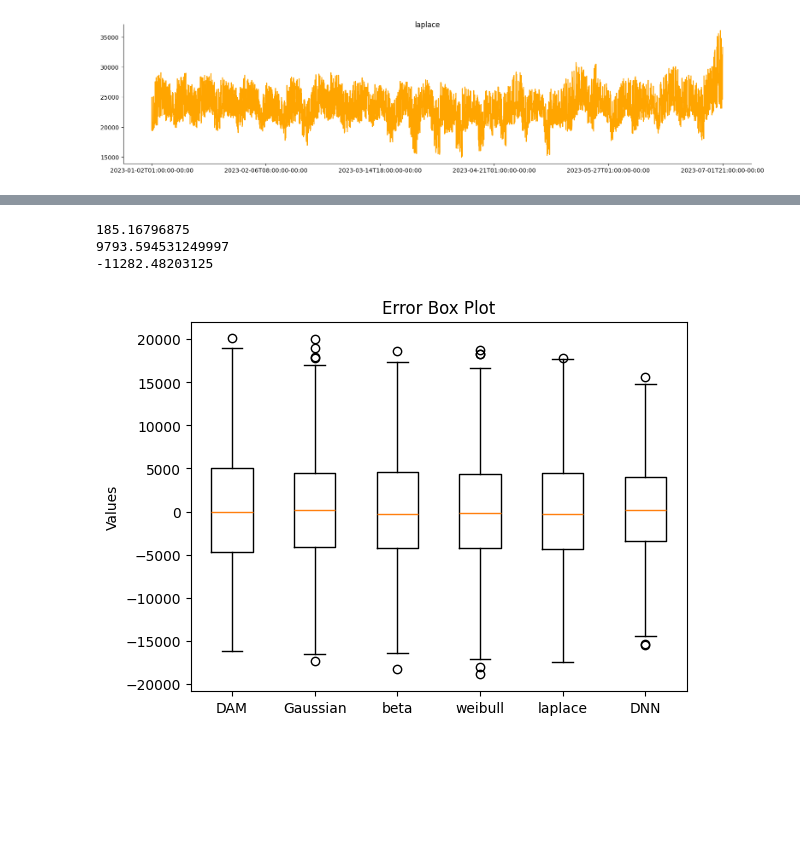
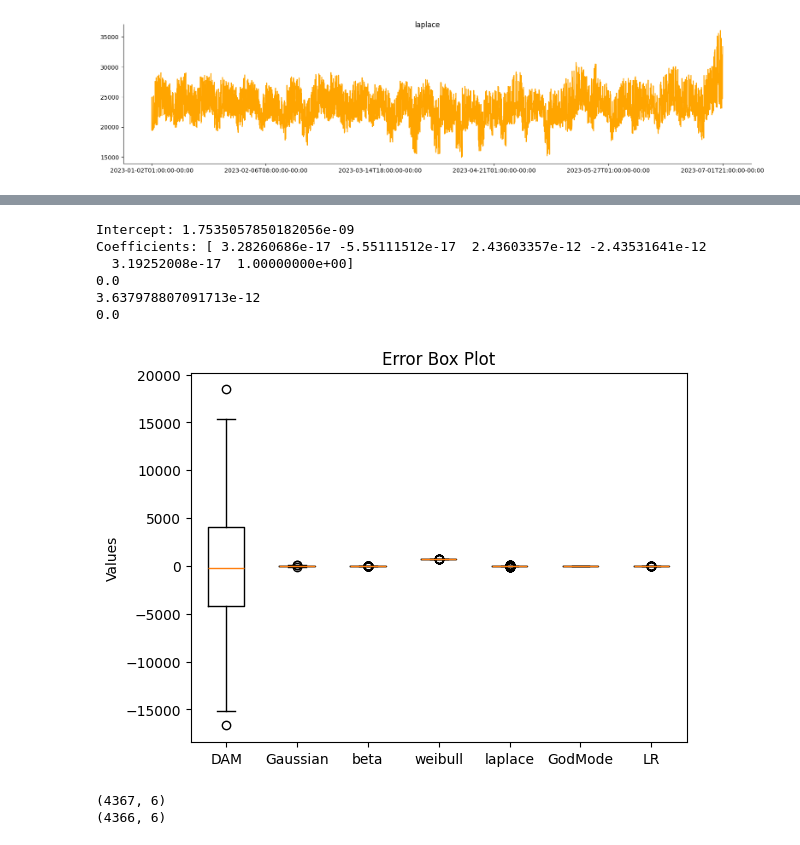
Before and after one commit to janghl/Siemens-Privacy-in-Reinforcement-Learning, a Jupyter notebook: demand.ipynb, the cells around one changed output, grey strips where cells are left out. Drawn from its saved outputs; the diff is of its cells as text; code cells hidden in the pictures; blank space fills up the shorter version.

```diff
--- a/demand.ipynb
+++ b/demand.ipynb
@@ -512,38 +518,0 @@ print(rmse_equal)
-# %%
-from keras.models import Sequential
-from keras.layers import Dense
-warnings.filterwarnings('ignore')
-
-
-time_arr, y_DAM, time_arr_val, y_DAM_val, time_arr_test, y_DAM_test = CAISO_forecast()
-time_arr, y_truth, time_arr_val, y_truth_val, time_arr_test, y_truth_test = GodMode()
-y_guassian = add_gaussian_noise(y_truth, mean=0, std=calculate_parameters(0.02*max(y_truth), "gaussian")["std"])
-y_beta = add_beta_noise(y_truth, alpha=calculate_parameters(0.02*max(y_truth), "beta")["alpha"], beta=calculate_parameters(0.02*max(y_truth), "beta")["beta"])
-y_weibull = add_weibull_noise(y_truth, k=calculate_parameters(0.02*max(y_truth), "weibull")["k"], lambd=calculate_parameters(0.02*max(y_truth), "weibull")["lambd"])
-y_laplace = add_laplace_noise(y_truth, loc=calculate_parameters(0.02*max(y_truth), "laplace")["loc"], scale=calculate_parameters(0.02*max(y_truth), "laplace")["scale"])
-y_guassian_val = add_gaussian_noise(y_truth_val, mean=0, std=calculate_parameters(0.02*max(y_truth), "gaussian")["std"])
-y_beta_val = add_beta_noise(y_truth_val, alpha=calculate_parameters(0.02*max(y_truth), "beta")["alpha"], beta=calculate_parameters(0.02*max(y_truth), "beta")["beta"])
-y_weibull_val = add_weibull_noise(y_truth_val, k=calculate_parameters(0.02*max(y_truth), "weibull")["k"], lambd=calculate_parameters(0.02*max(y_truth), "weibull")["lambd"])
-y_laplace_val = add_laplace_noise(y_truth_val, loc=calculate_parameters(0.02*max(y_truth), "laplace")["loc"], scale=calculate_parameters(0.02*max(y_truth), "laplace")["scale"])
-y_guassian_test = add_gaussian_noise(y_truth_test, mean=0, std=calculate_parameters(0.02*max(y_truth), "gaussian")["std"])
-y_beta_test = add_beta_noise(y_truth_test, alpha=calculate_parameters(0.02*max(y_truth), "beta")["alpha"], beta=calculate_parameters(0.02*max(y_truth), "beta")["beta"])
-y_weibull_test = add_weibull_noise(y_truth_test, k=calculate_parameters(0.02*max(y_truth), "weibull")["k"], lambd=calculate_parameters(0.02*max(y_truth), "weibull")["lambd"])
-y_laplace_test = add_laplace_noise(y_truth_test, loc=calculate_parameters(0.02*max(y_truth), "laplace")["loc"], scale=calculate_parameters(0.02*max(y_truth), "laplace")["scale"])
-
-X_train = np.vstack((y_DAM, y_guassian, y_beta, y_weibull, y_laplace)).reshape((-1,5))
-X_val = np.vstack((y_DAM_val, y_guassian_val, y_beta_val, y_weibull_val, y_laplace_val)).reshape((-1,5))
-X_test = np.vstack((y_DAM_test, y_guassian_test, y_beta_test, y_weibull_test, y_laplace_test)).reshape((-1,5))
-N = len(time_arr)
-N_val = len(time_arr_val)
-N_test = len(time_arr_test)
-Y_train = y_truth
-Y_val = y_truth_val
-Y_test = y_truth_test
-model = Sequential()
-model.add(Dense(64, activation='relu', input_shape=(5,)))
-model.add(Dense(64, activation='relu'))
-model.add(Dense(1))
-model.compile(optimizer='adam', loss='mse')
-model.fit(X_train, Y_train, epochs=7, batch_size=32, verbose=0)
-Y_pred = model.predict(X_test)
-print("DNN Model Parameters:", model.get_config())
@@ -621,25 +519,37 @@ Layer 5 weights:
 # %%
-Error = Y_pred.reshape((Y_test.shape[0],)) - Y_test
+_, Y_pred_test = LR(X_train, Y_train, X_test, Y_test)
+Error = Y_pred_test - Y_test
 
 # median, 97.5 percentile, 2.5 percentile
 median = np.median(Error)
 percentile_975 = np.percentile(Error, 97.5)
 percentile_25 = np.percentile(Error, 2.5)
 print(median)
 print(percentile_975)
 print(percentile_25)
 
 # error box plot Error, F1,.. F5, ensemble
 
 data = np.concatenate([X_test-Y_test[:,np.newaxis], Error.reshape((Error.shape[0],1))], axis=1)
 fig, ax = plt.subplots()
 ax.boxplot(data)
-ax.set_xticklabels(['DAM', 'Gaussian', 'beta', 'weibull', 'laplace', 'DNN'])
+ax.set_xticklabels(['DAM', 'Gaussian', 'beta', 'weibull', 'laplace', 'GodMode', 'LR'])
 ax.set_ylabel('Values')
 ax.set_title('Error Box Plot')
 plt.show()
 # %% [output]
-185.16796875
-9793.594531249997
--11282.48203125
+Intercept: 1.7535057850182056e-09
+Coefficients: [ 3.28260686e-17 -5.55111512e-17  2.43603357e-12 -2.43531641e-12
+  3.19252008e-17  1.00000000e+00]
+0.0
+3.637978807091713e-12
+0.0
-[figure, old version]
+[figure, new version]
+# %%
+Previous = X_train[:-1]-Y_train[:-1,np.newaxis]
+Error_array = X_train[1:] - Previous
+print(X_train.shape)
+print(Error_array.shape)
+# %% [output]
+(4367, 6)
+(4366, 6)
```
Also changed, not shown: parts of 14 cells of this notebook.
